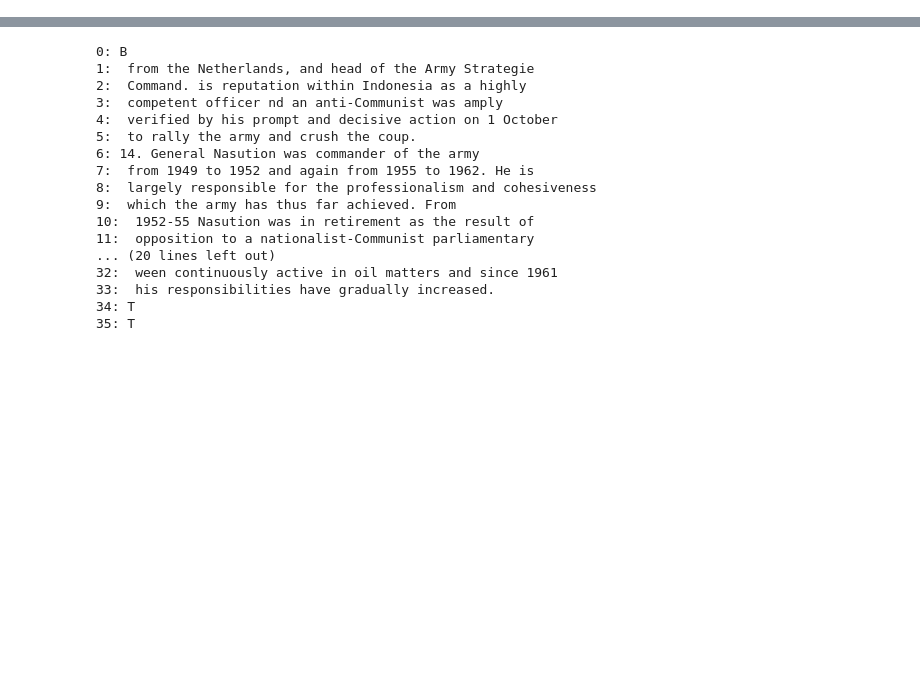
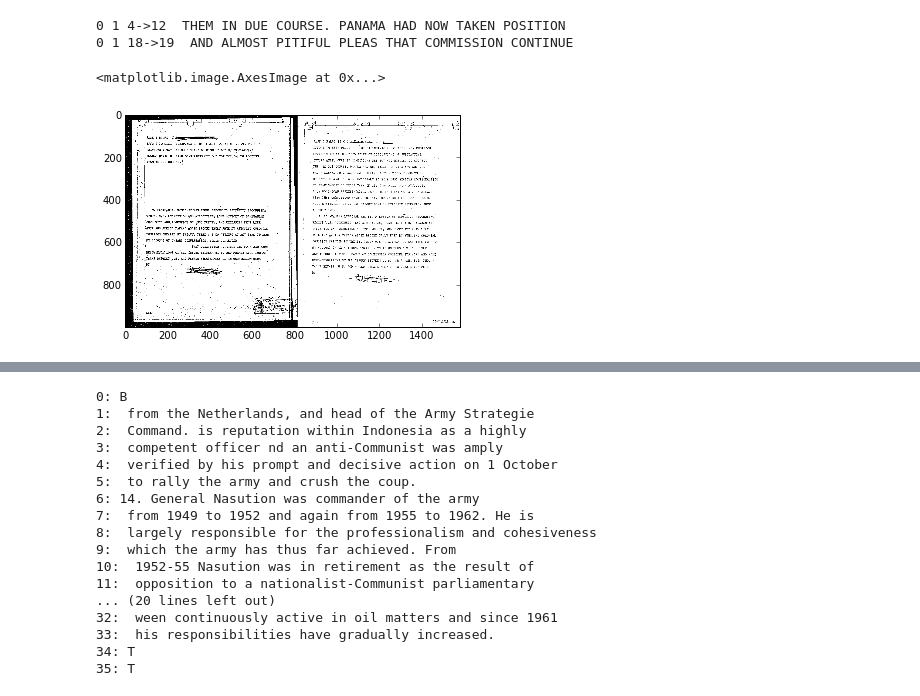
Before and after one commit to srush/declass-align, a Jupyter notebook: notebooks/HumanRedact.ipynb, the cells around one changed output, grey strips where cells are left out. Saved outputs shown, nothing was run; the diff lists cells and outputs as text; code cells hidden in the pictures; blank space fills up the shorter version.

```diff
--- a/notebooks/HumanRedact.ipynb
+++ b/notebooks/HumanRedact.ipynb
@@ -19,2 +19,12 @@ p1, p2 = baselines.make_docs(all[0])
+# %%
+ta = baselines.TextAligner()
+for prediction in ta.align(p1, p2, 0):
+    print prediction
+# %% [output]
+0 1 4->12  THEM IN DUE COURSE. PANAMA HAD NOW TAKEN POSITION
+0 1 18->19  AND ALMOST PITIFUL PLEAS THAT COMMISSION CONTINUE
 # %%
-pairs, key1, key2 = im.align_images(p1.z, p2.z)
+imshow(im.make_side_by_side(p1.z, p2.z))
+# %% [output]
+<matplotlib.image.AxesImage at 0x...>
+[figure, added]
```
Also changed, not shown: parts of 22 cells of this notebook, 2 other files.
